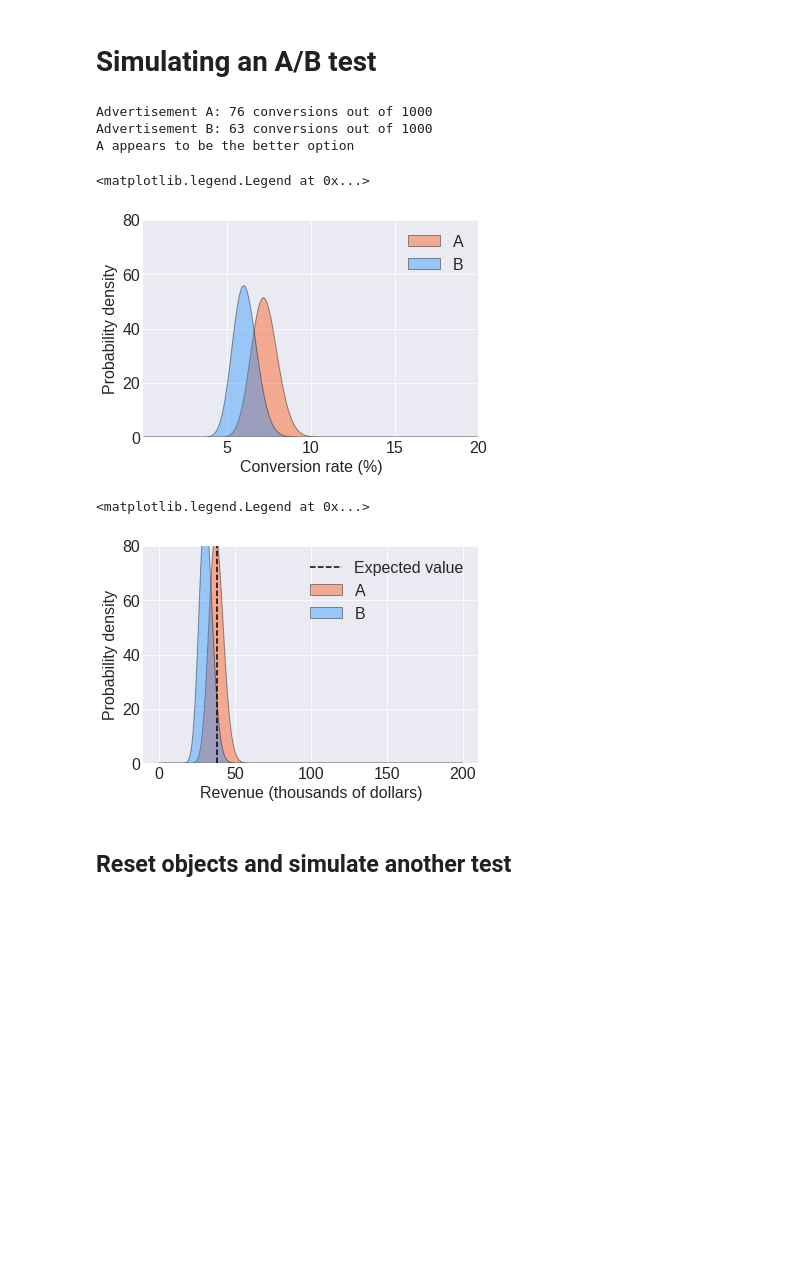
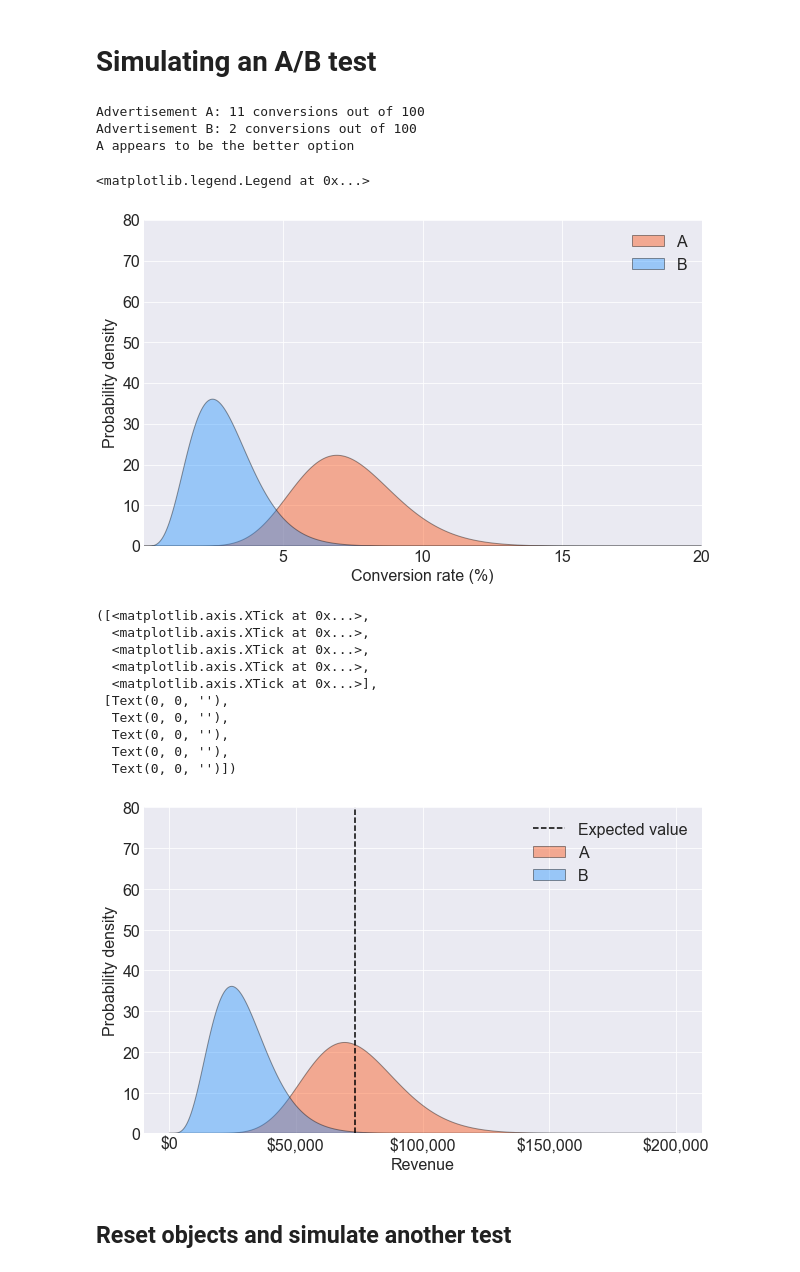
Before and after one commit to tbuffington7/valuable-AB-testing, a Jupyter notebook: AB_testing_notebook.ipynb, the cells around one changed output. Drawn from its saved outputs; the diff is of its cells as text; code cells hidden in the pictures; blank space fills up the shorter version.

Commit message:
Updated plots

```diff
--- a/AB_testing_notebook.ipynb
+++ b/AB_testing_notebook.ipynb
@@ -1,16 +1,18 @@
 # %%
 import numpy as np
 import matplotlib.pyplot as plt
+import matplotlib as mpl
 from statsmodels.nonparametric.smoothers_lowess import lowess
 from AB_testing import *
 plt.style.use('seaborn-darkgrid')
+plt.rcParams['figure.figsize'] = 10, 6
 # %% [markdown]
 # Initializing two advertisement objects (A and B)
 # %%
 # Parameters for our beta distribution prior
 alpha = 4
 beta = 100
-conversion_rate_value = 10
+conversion_rate_value = 10000
 
 A = Advertisement(alpha, beta, conversion_rate_value)
 B = Advertisement(alpha, beta, conversion_rate_value)
@@ -28,11 +30,11 @@ plt.legend(['A', 'B'])
 # Simulating an A/B test
 # %%
 # setting the seed to make the result repeatable
-np.random.seed(0)
-updated_value = simulate_test(A, B, test_sample_size=1000, verbose=True, update_objects=True)
+np.random.seed(3)
+updated_value = simulate_test(A, B, test_sample_size=100, verbose=True, update_objects=True)
 # %% [output]
-Advertisement A: 76 conversions out of 1000
-Advertisement B: 63 conversions out of 1000
+Advertisement A: 11 conversions out of 100
+Advertisement B: 2 conversions out of 100
 A appears to be the better option
 # %%
 A.plot_conversion_dist('orangered')
@@ -41,16 +43,27 @@ plt.ylim(0,80)
 plt.legend(['A', 'B'])
 # %% [output]
 <matplotlib.legend.Legend at 0x...>
-[figure, old version]
+[figure, new version]
 # %%
 plt.axvline(updated_value, linestyle='--', color='k')
 A.plot_value_dist('orangered')
 B.plot_value_dist('dodgerblue')
 plt.ylim(0,80)
 plt.legend(['Expected value', 'A', 'B'])
+plt.ylim(0,80)
+plt.xticks(np.linspace(0,200000, 5))
 # %% [output]
-<matplotlib.legend.Legend at 0x...>
+([<matplotlib.axis.XTick at 0x...>,
+  <matplotlib.axis.XTick at 0x...>,
+  <matplotlib.axis.XTick at 0x...>,
+  <matplotlib.axis.XTick at 0x...>,
+  <matplotlib.axis.XTick at 0x...>],
+ [Text(0, 0, ''),
+  Text(0, 0, ''),
+  Text(0, 0, ''),
+  Text(0, 0, ''),
+  Text(0, 0, '')])
-[figure, old version]
+[figure, new version]
 # %% [markdown]
 ## Reset objects and simulate another test
 # %%
```
Also changed, not shown: parts of 26 cells of this notebook, 1 other file.
